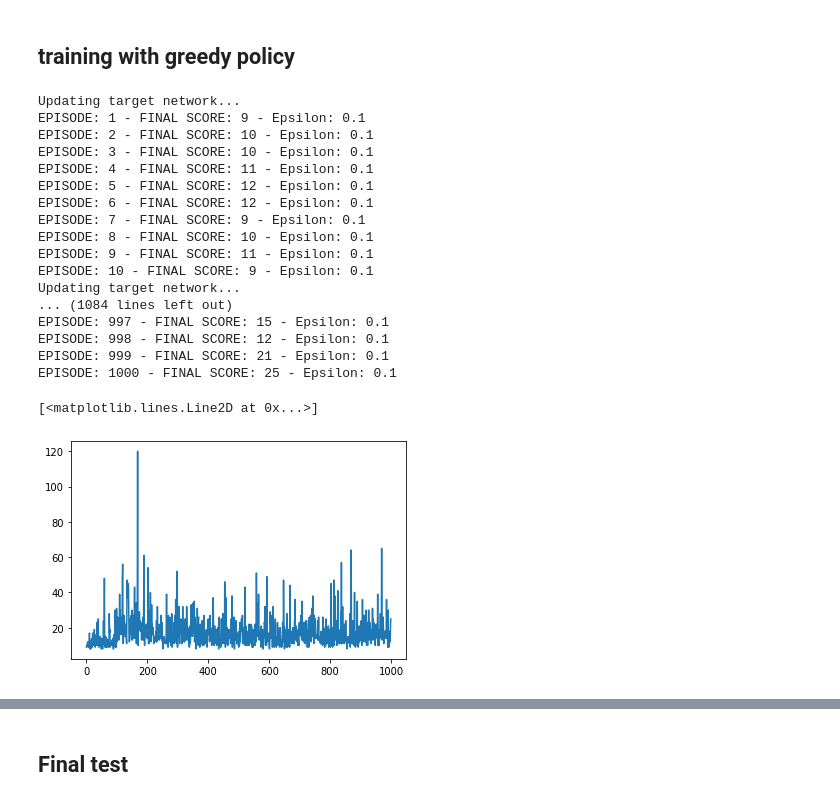
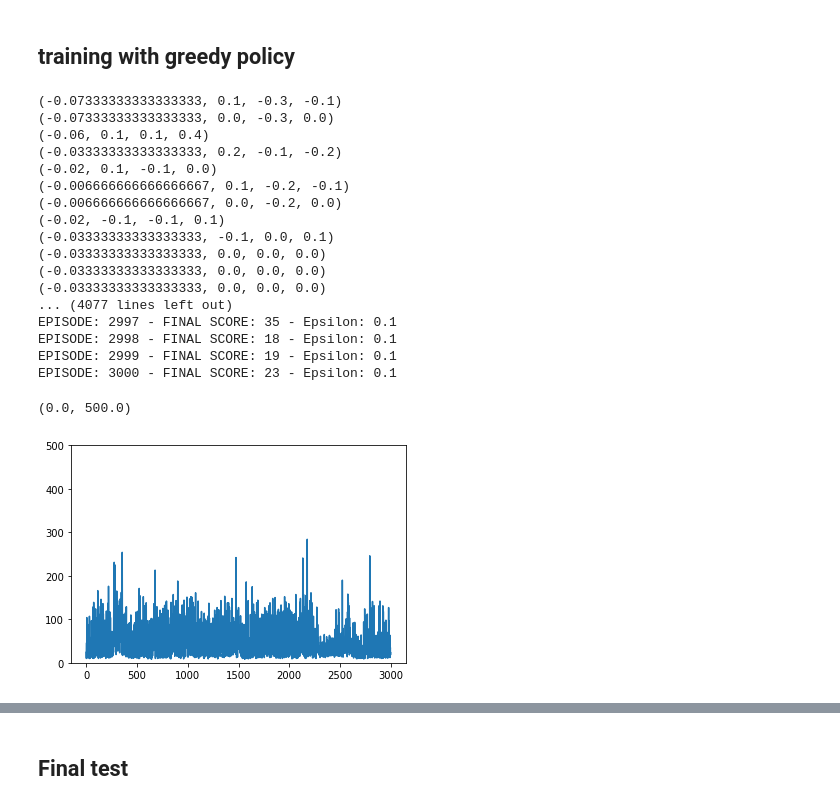
Before and after one commit to DanieleFoscarin/NNDL_hw3, a Jupyter notebook: NNDL_hw3_part2.ipynb, the cells around one changed output, grey strips where cells are left out. Drawn from its saved outputs; the diff is of its cells as text; code cells hidden in the pictures.

```diff
--- a/NNDL_hw3_part2.ipynb
+++ b/NNDL_hw3_part2.ipynb
@@ -393,8 +393,8 @@ def state_from_image(frame2, frame1):
     flat_search2 = frame2[:,ros_L2:ros_R2, 0]
 
     #reshape varying the last dimension first
-    flat_search1 = np.reshape(flat_search1, (120*140,1))
-    flat_search2 = np.reshape(flat_search2, (120*140,1))
+    flat_search1 = np.reshape(flat_search1, ((ros_R1-ros_L1)*140,1))
+    flat_search2 = np.reshape(flat_search2, ((ros_R2-ros_L2)*140,1))
 
     idx1 = np.argmax(flat_search1<255)
     point1 = [idx1//120, idx1%120]
@@ -402,7 +402,7 @@ def state_from_image(frame2, frame1):
     pole_pos1 = (point1[0], cart_pos1 + point1[1])
     pole_rel_pos1 = point1[1]
 
-    idx2 = np.argmax(flat_search1<255)
+    idx2 = np.argmax(flat_search2<255)
     point2 = [idx2//120, idx2%120]
     point2 = (point2[0], point2[1]-60)
     pole_pos2 = (point2[0], cart_pos2 + point2[1])
@@ -410,6 +410,14 @@ def state_from_image(frame2, frame1):
 
     pole_vel = pole_rel_pos2 - pole_rel_pos1
 
+    #normalize the values
+    #[-1,+1] range
+    cart_pos2 = 4*(cart_pos2 - 300) / 300
+    cart_vel = cart_vel/10
+    pole_rel_pos2 = pole_rel_pos2/10
+    pole_vel = pole_vel/10
+
+
     return cart_pos2, cart_vel, pole_rel_pos2, pole_vel
 # %%
 # detector = cv2.SimpleBlobDetector_create()
@@ -646,7 +654,7 @@ env.seed(0) # Set a random seed for the environment (reproducible results)
 # This is for creating the output video in Colab, not required outside Colab
 env = wrap_env(env, video_callable=lambda episode_id: episode_id % 100 == 0) # Save a video every 100 episodes
 
-num_iterations = 1000
+num_iterations = 3000
 epsilon = 0.1
 
 score_record = []
@@ -692,7 +700,7 @@ for episode_num in range(num_iterations):
         # Apply penalty for bad state
         if done: # if the pole has fallen down
             reward += bad_state_penalty
-            # next_state = None
+            next_image_state = None
 
         # Update the replay memory
         replay_mem.push(image_state, action, next_image_state, reward)
@@ -709,6 +717,9 @@ for episode_num in range(num_iterations):
         # Set the current state for the next iteration
         image_state = next_image_state
         frame_past = frame_curr
+        if episode_num % 200 ==0 :
+            print(image_state)
+
 
     # Update the target network every target_net_update_steps episodes
     if episode_num % target_net_update_steps == 0:
@@ -729,20 +740,20 @@ for episode_num in range(num_iterations):
         break
 env.close()
 # %% [output]
-Updating target network...
-EPISODE: 1 - FINAL SCORE: 9 - Epsilon: 0.1
-EPISODE: 2 - FINAL SCORE: 10 - Epsilon: 0.1
-EPISODE: 3 - FINAL SCORE: 10 - Epsilon: 0.1
-EPISODE: 4 - FINAL SCORE: 11 - Epsilon: 0.1
-EPISODE: 5 - FINAL SCORE: 12 - Epsilon: 0.1
-EPISODE: 6 - FINAL SCORE: 12 - Epsilon: 0.1
-EPISODE: 7 - FINAL SCORE: 9 - Epsilon: 0.1
-EPISODE: 8 - FINAL SCORE: 10 - Epsilon: 0.1
-EPISODE: 9 - FINAL SCORE: 11 - Epsilon: 0.1
-EPISODE: 10 - FINAL SCORE: 9 - Epsilon: 0.1
-Updating target network...
-... (1084 lines left out)
-EPISODE: 997 - FINAL SCORE: 15 - Epsilon: 0.1
-EPISODE: 998 - FINAL SCORE: 12 - Epsilon: 0.1
-EPISODE: 999 - FINAL SCORE: 21 - Epsilon: 0.1
-EPISODE: 1000 - FINAL SCORE: 25 - Epsilon: 0.1
+(-0.07333333333333333, 0.1, -0.3, -0.1)
+(-0.07333333333333333, 0.0, -0.3, 0.0)
+(-0.06, 0.1, 0.1, 0.4)
+(-0.03333333333333333, 0.2, -0.1, -0.2)
+(-0.02, 0.1, -0.1, 0.0)
+(-0.006666666666666667, 0.1, -0.2, -0.1)
+(-0.006666666666666667, 0.0, -0.2, 0.0)
+(-0.02, -0.1, -0.1, 0.1)
+(-0.03333333333333333, -0.1, 0.0, 0.1)
+(-0.03333333333333333, 0.0, 0.0, 0.0)
+(-0.03333333333333333, 0.0, 0.0, 0.0)
+(-0.03333333333333333, 0.0, 0.0, 0.0)
+... (4077 lines left out)
+EPISODE: 2997 - FINAL SCORE: 35 - Epsilon: 0.1
+EPISODE: 2998 - FINAL SCORE: 18 - Epsilon: 0.1
+EPISODE: 2999 - FINAL SCORE: 19 - Epsilon: 0.1
+EPISODE: 3000 - FINAL SCORE: 23 - Epsilon: 0.1
@@ -751,8 +760,9 @@ EPISODE: 1000 - FINAL SCORE: 25 - Epsilon: 0.1
 # %%
 plt.plot(score_record)
+plt.ylim([0,500])
 # %% [output]
-[<matplotlib.lines.Line2D at 0x...>]
+(0.0, 500.0)
-[figure, old version]
+[figure, new version]
 # %%
 # Display the videos, not required outside Colab
 show_videos()
```
Also changed, not shown: parts of 7 cells of this notebook.
